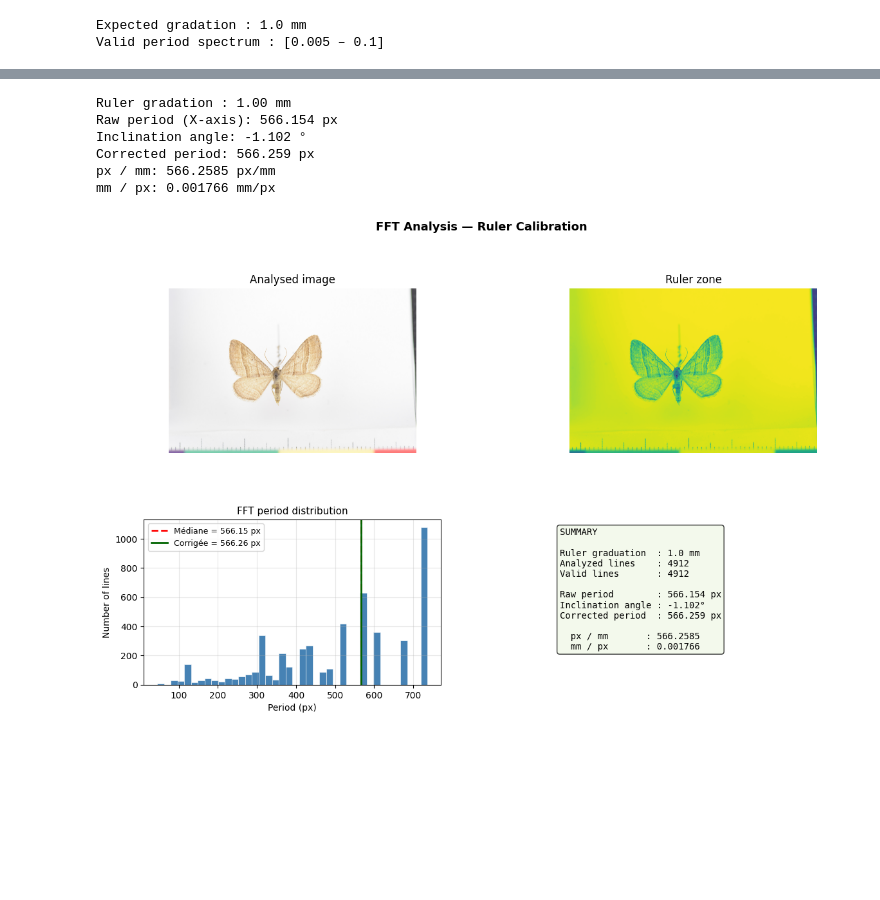
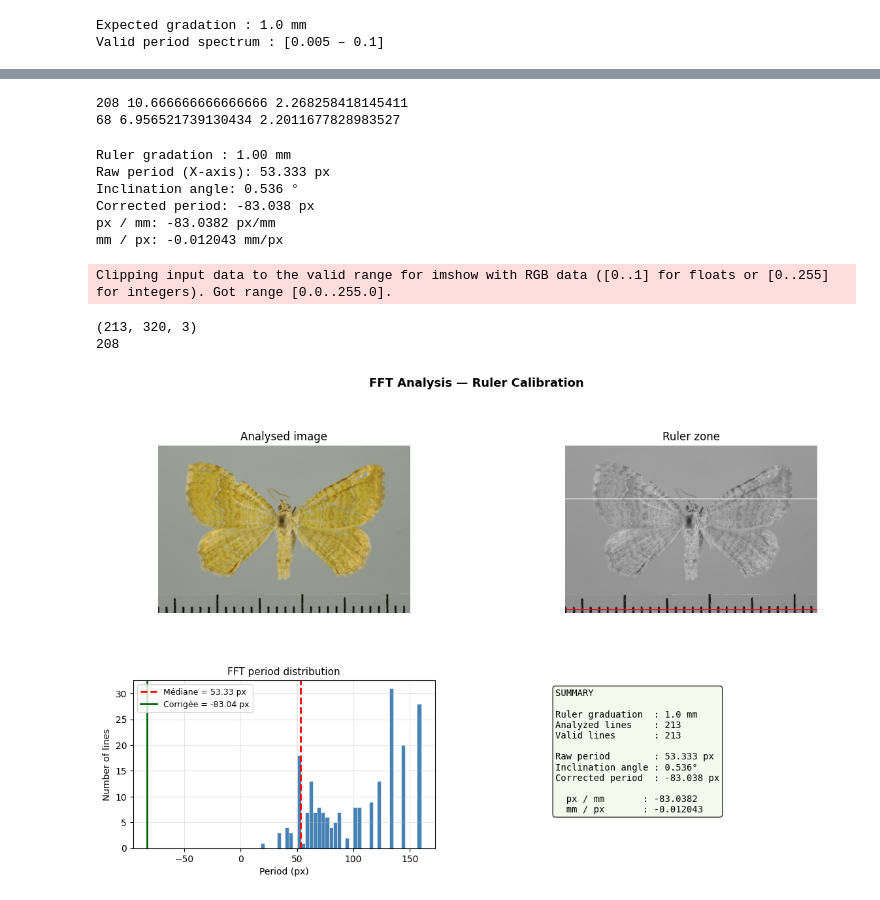
Before and after one commit to TomBellivier/CV-for-GRIT, a Jupyter notebook: models/ruler_detection/ruler_fourier_analysis.ipynb, the cells around one changed output, grey strips where cells are left out. Saved outputs shown, nothing was run; the diff lists cells and outputs as text; code cells hidden in the pictures; blank space fills up the shorter version.

```diff
--- a/models/ruler_detection/ruler_fourier_analysis.ipynb
+++ b/models/ruler_detection/ruler_fourier_analysis.ipynb
@@ -10,7 +10,7 @@ warnings.filterwarnings('ignore')
 # %%
 
 #IMAGE_PATH = "../databases/luomus_pictures_1/8/F.8368.jpg"
-IMAGE_PATH =  "C:\\Users\\tombe\\Documents\\_MLE\\CV-for-GRIT\\models\\ruler_detection\\Lepidoptera.jpg"
+IMAGE_PATH =  "C:\\Users\\tombe\\Documents\\_MLE\\CV-for-GRIT\\models\\ruler_detection\\lepi_2.jpg"
 
 GRADUATION_MM = 1.0
 
@@ -18,6 +18,8 @@ MIN_FREQ_RATIO = 0.005
 MAX_FREQ_RATIO = 0.1
 PEAK_PROMINENCE = 0.1
 
+RATIO = 5
+
 N_LINES = None
 
 print(f"Expected gradation : {GRADUATION_MM} mm")
@@ -257,5 +491,30 @@ Estimated inclination angle : -1.102°
+# %%
+# update of the line
+indices = np.where(gid == 0)[0]
+max_line_idx = int(indices.mean())
+mean_period = np.asarray(periods_arr)[indices].mean()
+mean_phase = np.asarray(phases_arr)[indices].mean()
+print(max_line_idx, mean_period, mean_phase)
+
+if len(np.unique(gid)) > 2:
+    # other possible location
+    indices_second = np.where(gid == 1)[0]
+    max_line_idx_second = int(indices_second.mean())
+    mean_period_second = np.asarray(periods_arr)[indices_second].mean()
+    mean_phase_second = np.asarray(phases_arr)[indices_second].mean()
+    print(max_line_idx_second, mean_period_second, mean_phase_second)
+else:
+    indices_second = indices
+    max_line_idx_second = max_line_idx
+    mean_period_second = mean_period
+    mean_phase_second = mean_phase
+    print("no other possible group")
+# %% [output]
+208 10.666666666666666 2.268258418145411
+68 6.956521739130434 2.2011677828983527
 # %%
-T_corrected = T_median / np.cos(theta_rad)
+T_median = mean_period * RATIO
+T_corrected = mean_period / np.cos(mean_phase) * RATIO
 
 px_per_mm = T_corrected / GRADUATION_MM
 mm_per_px = GRADUATION_MM / T_corrected
@@ -270,11 +529,11 @@ print(f"px / mm: {px_per_mm:.4f} px/mm")
 print(f"mm / px: {mm_per_px:.6f} mm/px")
 # %% [output]
 Ruler gradation : 1.00 mm
-Raw period (X-axis): 566.154 px
-Inclination angle: -1.102 °
-Corrected period: 566.259 px
-px / mm: 566.2585 px/mm
-mm / px: 0.001766 mm/px
+Raw period (X-axis): 53.333 px
+Inclination angle: 0.536 °
+Corrected period: -83.038 px
+px / mm: -83.0382 px/mm
+mm / px: -0.012043 mm/px
 # %%
 
 fig = plt.figure(figsize=(14, 8))
@@ -290,8 +549,14 @@ info = (f"  mm/px = {mm_per_px:.5f}  |  px/mm = {px_per_mm:.3f}  "
 ax1.set_xlabel(info, fontsize=10, labelpad=6)
 ax1.xaxis.label.set_color('darkgreen')
 
+modif_reduced_img_gray = reduced_img_gray[..., np.newaxis]
+modif_reduced_img_gray = np.concatenate([modif_reduced_img_gray, modif_reduced_img_gray, modif_reduced_img_gray], axis = 2)
+print(modif_reduced_img_gray.shape)
+print(max_line_idx)
+modif_reduced_img_gray[max_line_idx_second, :, :] = [255, 100, 100]
+modif_reduced_img_gray[max_line_idx, :, :] = [255, 0, 0]
 ax4 = fig.add_subplot(gs[0, 1])
-ax4.imshow(img_gray)
+ax4.imshow(modif_reduced_img_gray)
 ax4.set_title("Ruler zone", fontsize=12)
 ax4.axis('off')
 
@@ -301,7 +566,7 @@ ax4.set_xlabel(info, fontsize=10, labelpad=6)
 ax4.xaxis.label.set_color('darkgreen')
 
 ax2 = fig.add_subplot(gs[1, 0])
-ax2.hist(periods_arr, bins=40, color='steelblue', edgecolor='white', lw=0.4)
+ax2.hist(periods_arr * RATIO, bins=40, color='steelblue', edgecolor='white', lw=0.4)
 ax2.axvline(T_median, color='red', ls='--', lw=2,
             label=f'Médiane = {T_median:.2f} px')
 ax2.axvline(T_corrected, color='darkgreen', ls='-', lw=2,
@@ -311,31 +576,34 @@ ax2.set_xlabel("Period (px)")
 ax2.set_ylabel("Number of lines")
 ax2.legend(fontsize=9)
 ax2.grid(True, alpha=0.3)
 
 ax3 = fig.add_subplot(gs[1, 1])
 ax3.axis('off')
 summary_lines = [
     "SUMMARY",
     "",
     f"Ruler graduation  : {GRADUATION_MM} mm",
     f"Analyzed lines    : {len(row_indices)}",
     f"Valid lines       : {len(results)}",
     "",
     f"Raw period        : {T_median:.3f} px",
     f"Inclination angle : {theta_deg:.3f}°",
     f"Corrected period  : {T_corrected:.3f} px",
     "",
     f"  px / mm       : {px_per_mm:.4f}",
     f"  mm / px       : {mm_per_px:.6f}",
 ]
 summary_text = "\n".join(summary_lines)
 ax3.text(0.05, 0.95, summary_text,
          transform=ax3.transAxes,
          fontsize=10, verticalalignment='top', family='monospace',
          bbox=dict(boxstyle='round', facecolor='#f0f8e8', alpha=0.8))
 
 plt.suptitle("FFT Analysis — Ruler Calibration",
              fontsize=13, fontweight='bold', y=1.01)
 plt.show()
 # %% [output]
+Clipping input data to the valid range for imshow with RGB data ([0..1] for floats or [0..255] for integers). Got range [0.0..255.0].
+(213, 320, 3)
+208
-[figure, old version]
+[figure, new version]
```
Also changed, not shown: parts of 8 cells of this notebook, 40 other files.
